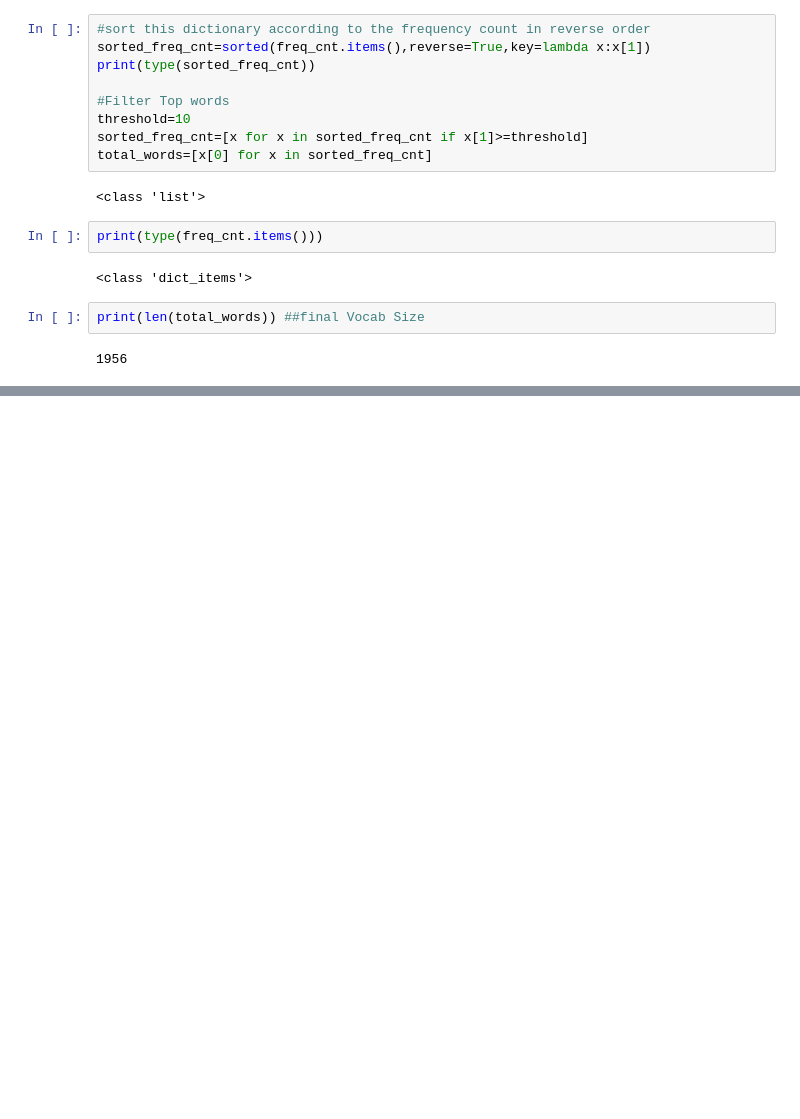
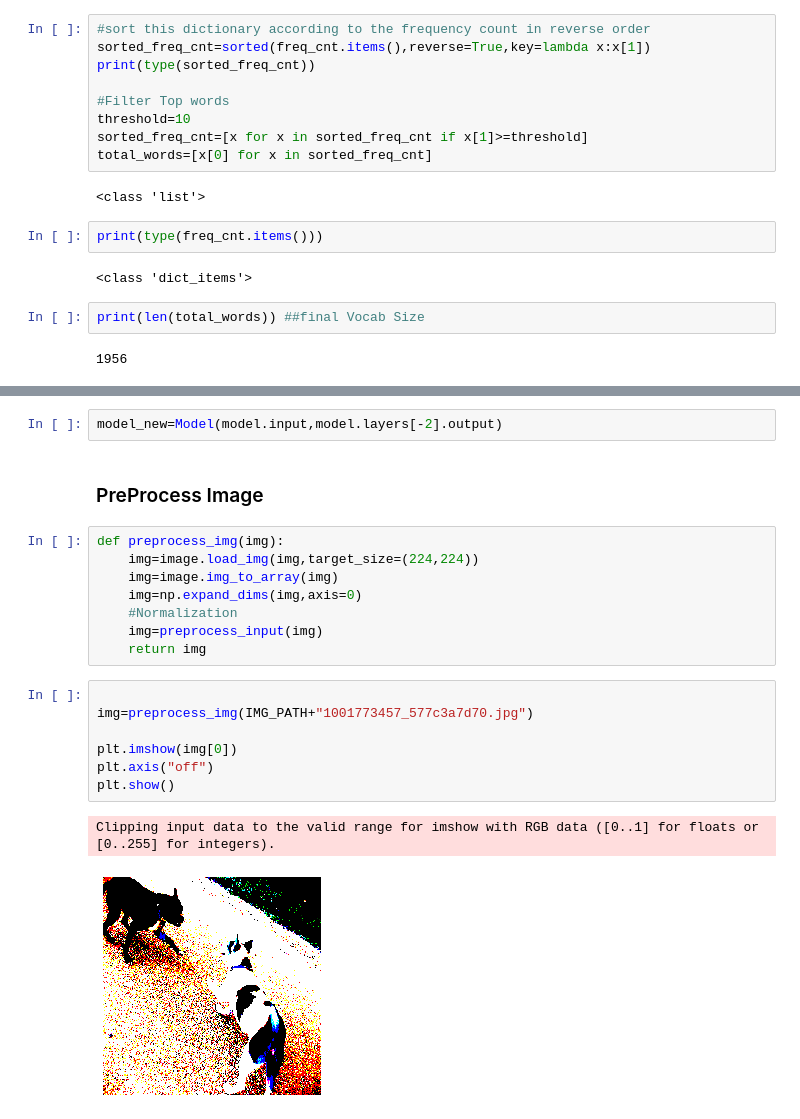
Before and after one commit to aditigoyal1/DataScience., a Jupyter notebook: Projects/ImageCationingBot/ImageCaptioning.ipynb, the cells around one changed output, grey strips where cells are left out. Saved outputs shown, nothing was run; the diff lists cells and outputs as text; blank space fills up the shorter version.

Commit message:
Data preProcessing for Images

```diff
--- a/Projects/ImageCationingBot/ImageCaptioning.ipynb
+++ b/Projects/ImageCationingBot/ImageCaptioning.ipynb
@@ -172,0 +232,22 @@ print(len(total_words)) ##final Vocab Size
+# %%
+model_new=Model(model.input,model.layers[-2].output)
+# %% [markdown]
+### PreProcess Image ###
+# %%
+def preprocess_img(img):
+    img=image.load_img(img,target_size=(224,224))
+    img=image.img_to_array(img)
+    img=np.expand_dims(img,axis=0)
+    #Normalization
+    img=preprocess_input(img)
+    return img
+# %%
+
+img=preprocess_img(IMG_PATH+"1001773457_577c3a7d70.jpg")
+
+plt.imshow(img[0])
+plt.axis("off")
+plt.show()
+# %% [output]
+Clipping input data to the valid range for imshow with RGB data ([0..1] for floats or [0..255] for integers).
+[figure, added]
```
Also changed, not shown: parts of 16 cells of this notebook, 2 other files.
